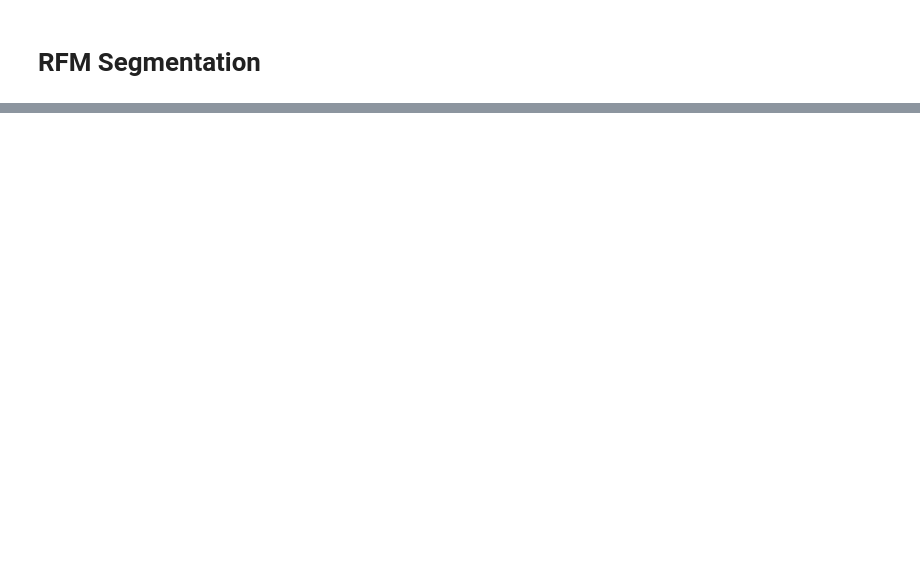
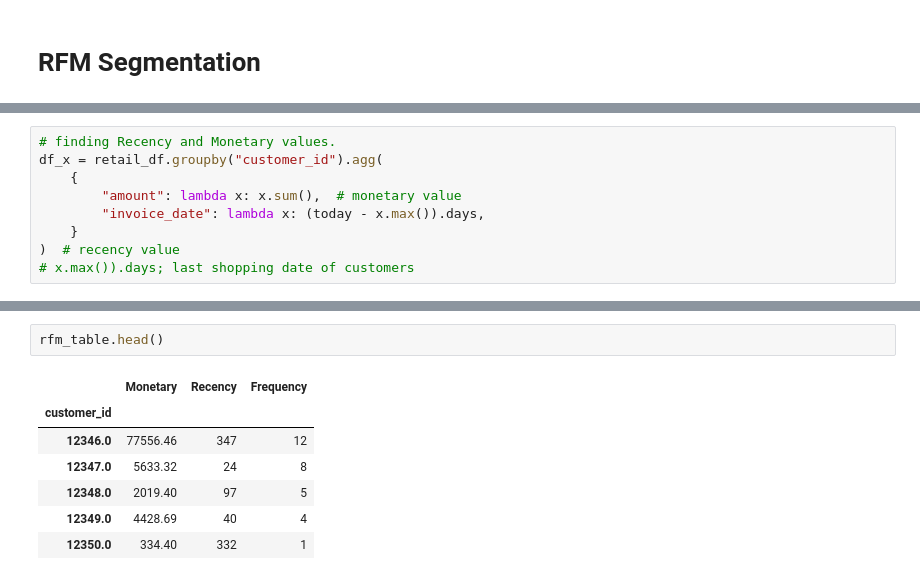
Before and after one commit to jarviscanada/jarvis_data_eng_FraserRaney, a Jupyter notebook: python_data_analytics/python_data_wrangling/retail_data_analytics_wrangling.ipynb, the cells around one changed output, grey strips where cells are left out. Drawn from its saved outputs; the diff is of its cells as text; blank space fills up the shorter version.

```diff
--- a/python_data_analytics/python_data_wrangling/retail_data_analytics_wrangling.ipynb
+++ b/python_data_analytics/python_data_wrangling/retail_data_analytics_wrangling.ipynb
@@ -370,0 +334,9 @@ As you can see, computing RFM segmentation requires extensive domain knowledge i
+# %%
+# finding Recency and Monetary values.
+df_x = retail_df.groupby("customer_id").agg(
+    {
+        "amount": lambda x: x.sum(),  # monetary value
+        "invoice_date": lambda x: (today - x.max()).days,
+    }
+)  # recency value
+# x.max()).days; last shopping date of customers
@@ -370,0 +362,10 @@ As you can see, computing RFM segmentation requires extensive domain knowledge i
+# %%
+rfm_table.head()
+# %% [output]
+|  | Monetary | Recency | Frequency |
+| customer_id |  |  |  |
+| 12346.0 | 77556.46 | 347 | 12 |
+| 12347.0 | 5633.32 | 24 | 8 |
+| 12348.0 | 2019.40 | 97 | 5 |
+| 12349.0 | 4428.69 | 40 | 4 |
+| 12350.0 | 334.40 | 332 | 1 |
```
Also changed, not shown: parts of 22 cells of this notebook, 1 other file.
